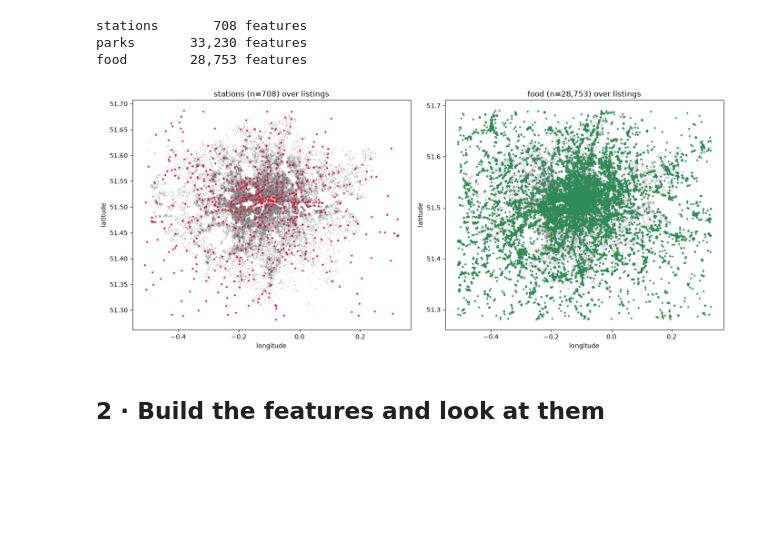
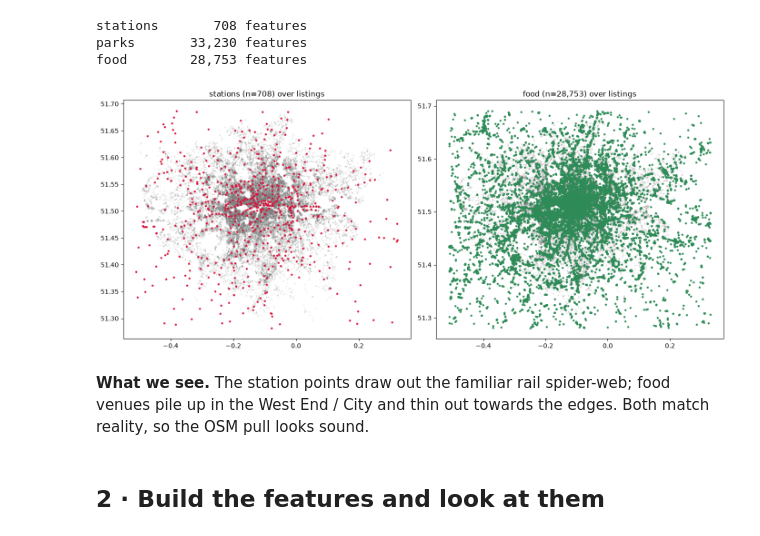
Before and after one commit to KevST14/london-rent-reality-check, a Jupyter notebook: notebooks/02_geo_features.ipynb, the cells around one changed output. Saved outputs shown, nothing was run; the diff lists cells and outputs as text; code cells hidden in the pictures; blank space fills up the shorter version.

```diff
--- a/notebooks/02_geo_features.ipynb
+++ b/notebooks/02_geo_features.ipynb
@@ -41,16 +56,14 @@ Every distance in this notebook is computed that way, inside `londonrent.geo`.
 import numpy as np
 import pandas as pd
 import matplotlib.pyplot as plt
-import geopandas as gpd
 
 from londonrent.data import build_interim
 from londonrent.geo import fetch_pois, add_location_features, LOCATION_FEATURES
 
 df = build_interim()
-
-# Apply the Week-1 decisions so this notebook works on the same data the model will.
-df = df[df["price"].between(10, 1000)]
-df = df[df["room_type"].isin(["Entire home/apt", "Private room"])].copy()
+# same scope as notebook 01
+df = df[df["price"].between(10, 1000) & df["room_type"].isin(
+    ["Entire home/apt", "Private room"])].copy()
 df["log_price"] = np.log(df["price"])
 print(f"{len(df):,} listings in scope")
 # %% [output]
@@ -67,16 +81,20 @@ stations       708 features
 parks       33,230 features
 food        28,753 features
 # %%
-# Sanity-check by eye: stations should trace the Tube map, food should cluster in the centre.
+# Eyeball check: stations should trace the rail network, food should crowd the centre.
 fig, ax = plt.subplots(1, 2, figsize=(14, 6))
 for a, key, colour in zip(ax, ["stations", "food"], ["crimson", "seagreen"]):
-    ax_ = df.plot.scatter("longitude", "latitude", s=1, alpha=.15, color="grey", ax=a)
+    a.scatter(df["longitude"], df["latitude"], s=1, alpha=.12, color="grey")
     pts = pois[key].to_crs(4326).representative_point()
-    a.scatter(pts.x, pts.y, s=4, color=colour)
+    a.scatter(pts.x, pts.y, s=5, color=colour)
     a.set_title(f"{key} (n={len(pois[key]):,}) over listings")
 plt.tight_layout()
 # %% [output]
-[figure, old version]
+[figure, new version]
+# %% [markdown]
+**What we see.** The station points draw out the familiar rail spider-web; food
+venues pile up in the West End / City and thin out towards the edges. Both match
+reality, so the OSM pull looks sound.
 # %% [markdown]
 ## 2 · Build the features and look at them
 # %%
```
Also changed, not shown: parts of 14 cells of this notebook, 2 other files.
